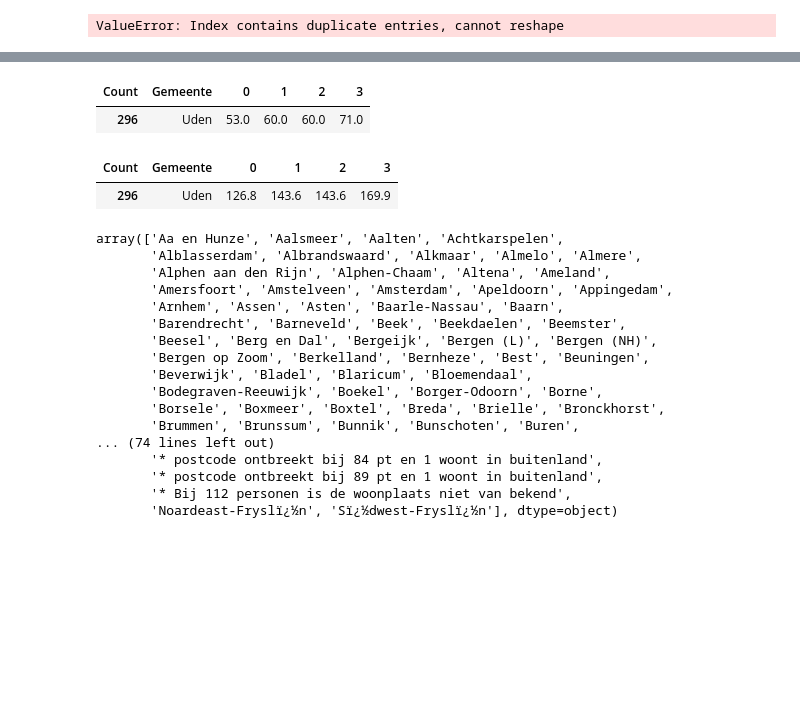
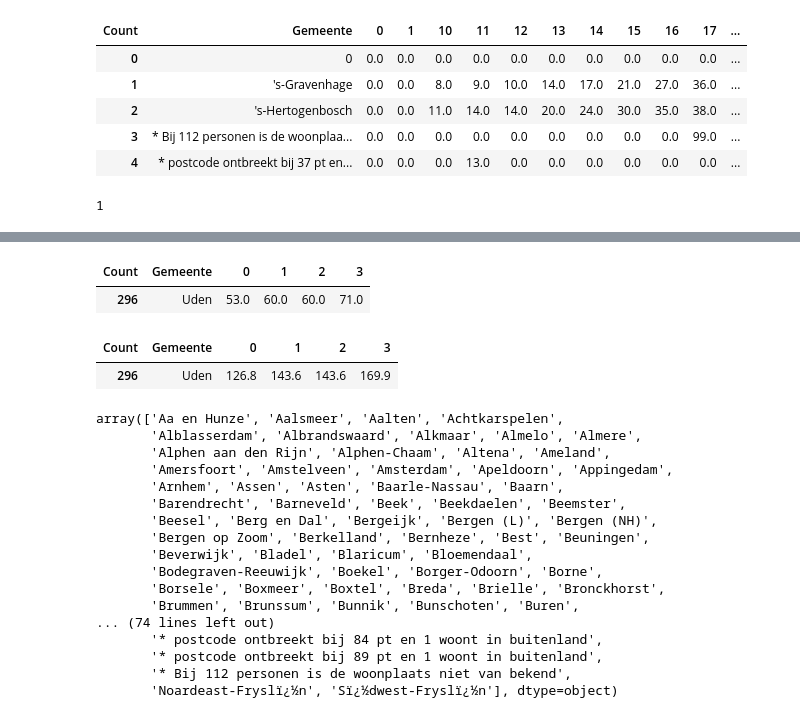
Before and after one commit to jvanelteren/covid19, a Jupyter notebook: RIVM_analysis.ipynb, the cells around one changed output, grey strips where cells are left out. Saved outputs shown, nothing was run; the diff lists cells and outputs as text; code cells hidden in the pictures; blank space fills up the shorter version.

```diff
--- a/RIVM_analysis.ipynb
+++ b/RIVM_analysis.ipynb
@@ -7,28 +7,30 @@ filedir = 'RIVM_data'
 files = Path.cont(filedir)
 
 def generate_df(filedir,filename,i):
+    rename = {'Category':'Gemeente',
+            'Aantal per 100.000 inwoners':'Aantal per 100000 inwoners'}
+    drop = ['id','Indicator','Gemnr']
     if len(filename.name) > 30:
         df = pd.read_csv(filedir+'//'+filename.name,encoding = 'cp1252',delimiter=';')
     else:
         df = pd.read_csv(filedir+'//'+filename.name,encoding = 'cp1252',skiprows=1)
-
-    if 'BevAant' in df.columns:
-        df['BevAant'] = pd.to_numeric(df['BevAant'])
-    df['Aantal'] = pd.to_numeric(df['Aantal'])
-    df.rename(columns={'Aantal per 100.000 inwoners':'Aantal per 100000 inwoners'},inplace=True)
+    for old,new in rename.items():
+        if old in df.columns:
+            df.rename(columns={old: new},inplace=True)
+    for d in drop:
+        if d in df.columns:
+            df = df.drop([d], axis=1)
     df['Datum'] = filename.name[:10]
     df['Count'] = str(i)
-    print(filename.name)
-    # Gemnr,Gemeente,Aantal,BevAant,Aantal per 100.000 inwoners
-    # Gemeente,Gemnr,Aantal
+
     return df
 for i,filename in enumerate(files):
     print(filename.name)
     print(generate_df(filedir,filename,i).columns)
+num_csv = len(files)
 df = pd.concat([generate_df(filedir,filename,i) for i,filename in enumerate(files)])
-num_csv = len(files)
-df_aantal = df.pivot(index='Gemeente', columns='Count', values='Aantal').reset_index()
-df_relative = df.pivot(index='Gemeente', columns='Count', values='Aantal per 100000 inwoners').reset_index()
-df_aantal.head()
+
+
+df.head()
 # %% [output]
 03-03-2020 20200308095848klik_corona03032020.csv
@@ -52,6 +59,13 @@ KeyError: 'Aantal per 100000 inwoners'
 # %%
 df_aantal = df.pivot(index='Gemeente', columns='Count', values='Aantal').reset_index()
+df_aantal = df_aantal.fillna(0)
 df_relative = df.pivot(index='Gemeente', columns='Count', values='Aantal per 100000 inwoners').reset_index()
+df_relative = df_relative.fillna(0)
 df_aantal.head()
 # %% [output]
-ValueError: Index contains duplicate entries, cannot reshape
+| Count | Gemeente | 0 | 1 | 10 | 11 | 12 | 13 | 14 | 15 | 16 | 17 | ... |
+| 0 | 0 | 0.0 | 0.0 | 0.0 | 0.0 | 0.0 | 0.0 | 0.0 | 0.0 | 0.0 | 0.0 | ... |
+| 1 | 's-Gravenhage | 0.0 | 0.0 | 8.0 | 9.0 | 10.0 | 14.0 | 17.0 | 21.0 | 27.0 | 36.0 | ... |
+| 2 | 's-Hertogenbosch | 0.0 | 0.0 | 11.0 | 14.0 | 14.0 | 20.0 | 24.0 | 30.0 | 35.0 | 38.0 | ... |
+| 3 | * Bij 112 personen is de woonplaa... | 0.0 | 0.0 | 0.0 | 0.0 | 0.0 | 0.0 | 0.0 | 0.0 | 0.0 | 99.0 | ... |
+| 4 | * postcode ontbreekt bij 37 pt en... | 0.0 | 0.0 | 0.0 | 13.0 | 0.0 | 0.0 | 0.0 | 0.0 | 0.0 | 0.0 | ... |
@@ -61,2 +72,6 @@ ValueError: Index contains duplicate entries, cannot reshape
+# %%
+1
+# %% [output]
+1
 # %%
 import altair as alt
```
Also changed, not shown: parts of 5 cells of this notebook.
